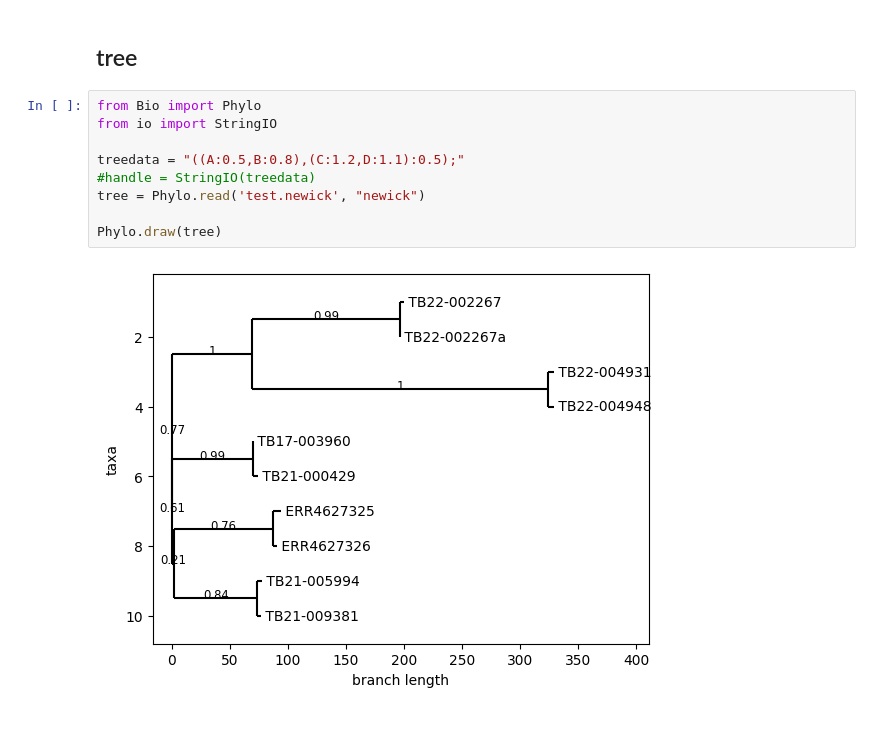
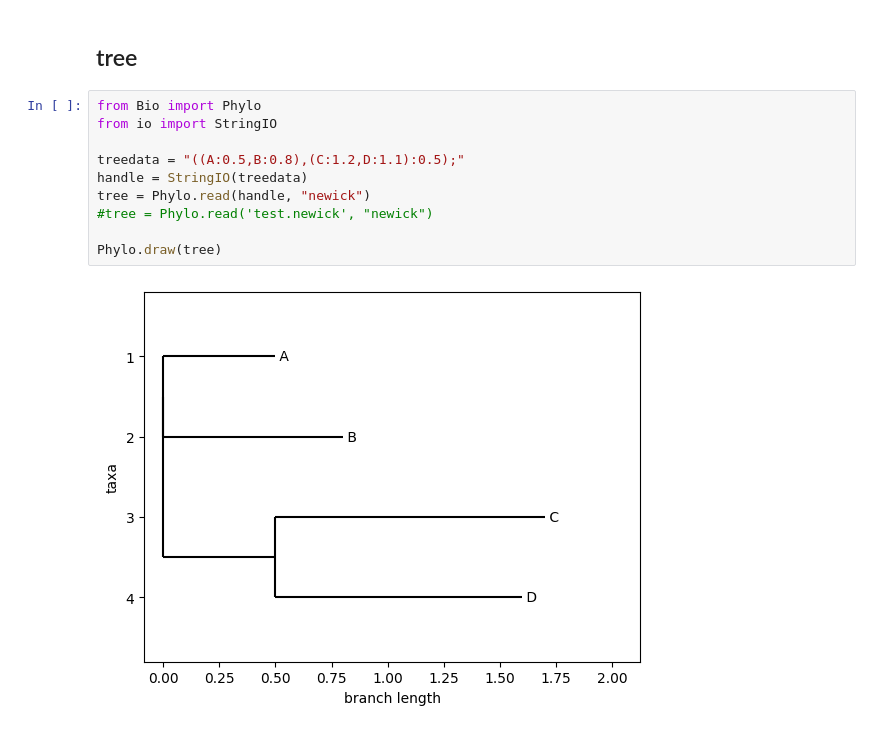
Before and after one commit to dmnfarrell/tracebtb, a Jupyter notebook: notebooks/plotting.ipynb, the cells around one changed output. Drawn from its saved outputs; the diff is of its cells as text.

```diff
--- a/notebooks/plotting.ipynb
+++ b/notebooks/plotting.ipynb
@@ -635,14 +635,15 @@ plt.show()
 # %%
 from Bio import Phylo
 from io import StringIO
 
 treedata = "((A:0.5,B:0.8),(C:1.2,D:1.1):0.5);"
-#handle = StringIO(treedata)
-tree = Phylo.read('test.newick', "newick")
+handle = StringIO(treedata)
+tree = Phylo.read(handle, "newick")
+#tree = Phylo.read('test.newick', "newick")
 
 Phylo.draw(tree)
 # %% [output]
-[figure, old version]
+[figure, new version]
 # %%
 
 def get_positions_biopython(tree):
```
Also changed, not shown: parts of 2 cells of this notebook, 1 other file.
